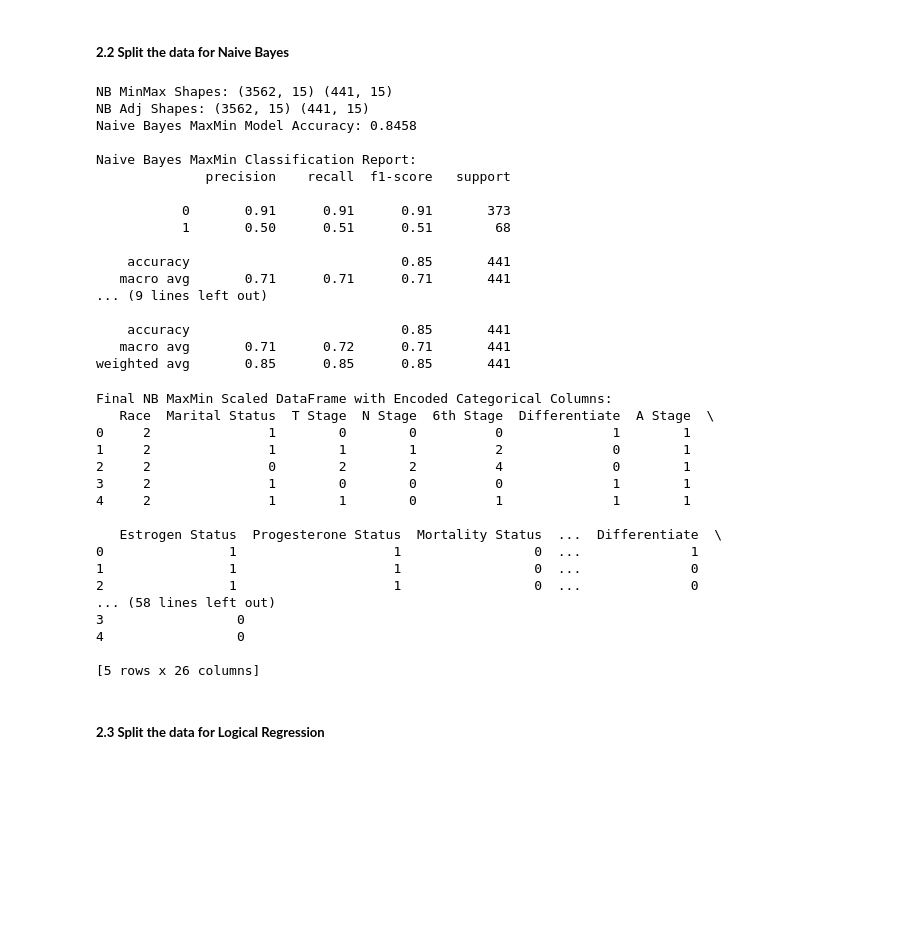
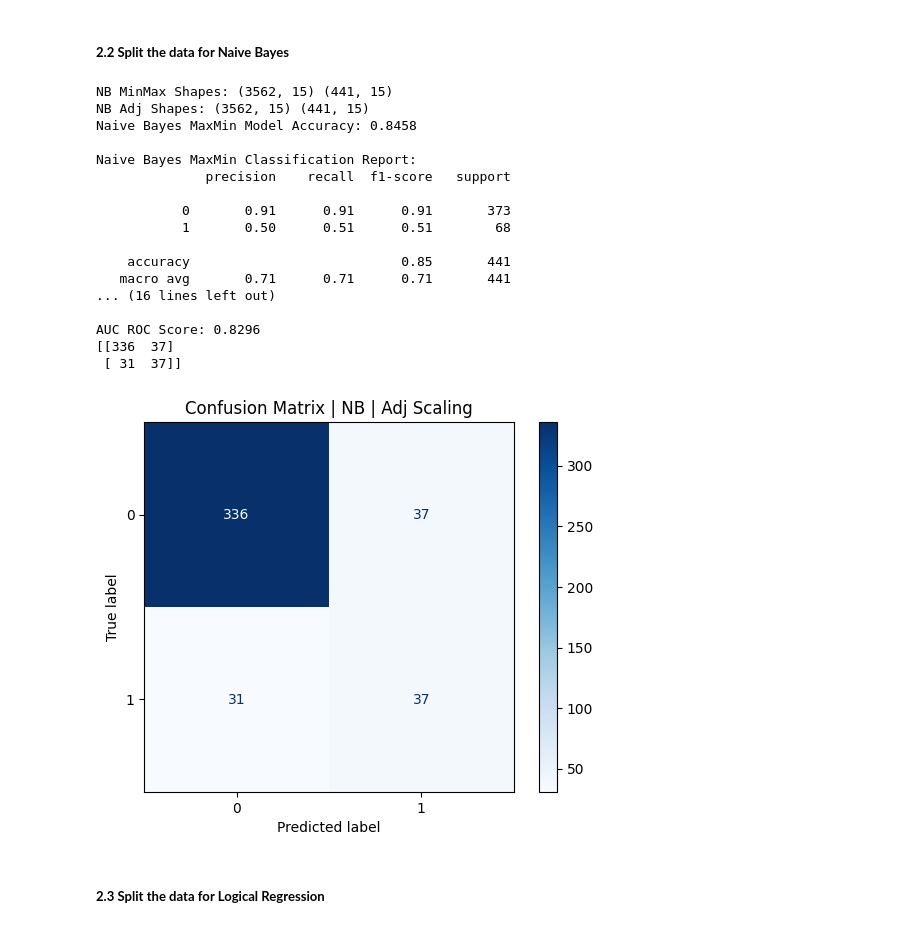
Before and after one commit to donphi/ml-assignment-1, a Jupyter notebook: notebooks/Assignment 1.ipynb, the cells around one changed output. Cells and saved outputs as stored; diff of their text form; code cells hidden in the pictures; blank space fills up the shorter version.

```diff
--- a/notebooks/Assignment 1.ipynb
+++ b/notebooks/Assignment 1.ipynb
@@ -1052,12 +1036,8 @@ Final MaxMin Scaled DataFrame with Encoded Categorical Columns:
 ##### **2.2 Split the data for Naive Bayes**
 # %%
 # Import necessary libraries
-import numpy as np
-import pandas as pd  # Assuming pandas is used for DataFrame operations
-from sklearn.model_selection import train_test_split
-from sklearn.preprocessing import MinMaxScaler, StandardScaler, RobustScaler
 from sklearn.naive_bayes import GaussianNB
-from sklearn.metrics import accuracy_score, classification_report
+
 
 # Assume 'df' is your original DataFrame and 'encoded_df' contains the encoded categorical variables
 # Also assume 'categorical_columns' is a list of your encoded categorical column names (excluding 'Mortality Status')
@@ -1181,6 +1161,10 @@ accuracy_nb_maxmin = accuracy_score(y_test_nb_maxmin, y_pred_nb_maxmin)
 print(f"Naive Bayes MaxMin Model Accuracy: {accuracy_nb_maxmin:.4f}")
 print("\nNaive Bayes MaxMin Classification Report:")
 print(classification_report(y_test_nb_maxmin, y_pred_nb_maxmin))
+probabilities = nb_maxmin.predict_proba(X_test_nb_maxmin)[:, 1]
+auc_roc = roc_auc_score(y_test_nb_maxmin, probabilities)
+print(f"AUC ROC Score: {auc_roc:.4f}")
+print(confusion_matrix(y_test_nb_maxmin, y_pred_nb_maxmin))
 
 #### 5.2 Naive Bayes with Adjusted Scaled Data
 
@@ -1198,6 +1182,10 @@ accuracy_nb_adj = accuracy_score(y_test_nb_adj, y_pred_nb_adj)
 print(f"Naive Bayes Adjusted Model Accuracy: {accuracy_nb_adj:.4f}")
 print("\nNaive Bayes Adjusted Classification Report:")
 print(classification_report(y_test_nb_adj, y_pred_nb_adj))
+probabilities = nb_adj.predict_proba(X_test_nb_adj)[:, 1]
+auc_roc = roc_auc_score(y_test_nb_adj, probabilities)
+print(f"AUC ROC Score: {auc_roc:.4f}")
+print(confusion_matrix(y_test_nb_adj, y_pred_nb_adj))
 # %% [output]
 NB MinMax Shapes: (3562, 15) (441, 15)
 NB Adj Shapes: (3562, 15) (441, 15)
@@ -1211,42 +1199,21 @@ Naive Bayes MaxMin Classification Report:
 
     accuracy                           0.85       441
    macro avg       0.71      0.71      0.71       441
-... (9 lines left out)
+... (16 lines left out)
 
-    accuracy                           0.85       441
-   macro avg       0.71      0.72      0.71       441
-weighted avg       0.85      0.85      0.85       441
+AUC ROC Score: 0.8296
+[[336  37]
+ [ 31  37]]
-# %%
-# Consolidate for MinMax scaled data from encoded_df
-maxmin_nb_df = pd.concat([encoded_df[categorical_columns], maxmin_nb_df], axis=1)
-
-# Consolidate for Adjusted scaled data
-adj_nb_df = pd.concat([encoded_df[categorical_columns], adj_nb_df], axis=1)
-
-# Check consolidated DataFrames
-print("Final NB MaxMin Scaled DataFrame with Encoded Categorical Columns:")
-print(maxmin_nb_df.head())
-
-print("Final NB Adjusted Scaled DataFrame with Encoded Categorical Columns:")
-print(adj_nb_df.head())
-# %% [output]
-Final NB MaxMin Scaled DataFrame with Encoded Categorical Columns:
-   Race  Marital Status  T Stage  N Stage  6th Stage  Differentiate  A Stage  \
-0     2               1        0        0          0              1        1
-1     2               1        1        1          2              0        1
-2     2               0        2        2          4              0        1
-3     2               1        0        0          0              1        1
-4     2               1        1        0          1              1        1
-
-   Estrogen Status  Progesterone Status  Mortality Status  ...  Differentiate  \
-0                1                    1                 0  ...              1
-1                1                    1                 0  ...              0
-2                1                    1                 0  ...              0
-... (58 lines left out)
-3                 0
-4                 0
-
-[5 rows x 26 columns]
+# %%
+# Plot Confusion Matrix
+matrix = confusion_matrix(y_test_nb_adj, y_pred_nb_adj)
+ConfusionMatrixDisplay(matrix).plot(cmap='Blues')
+plt.title("Confusion Matrix | NB | Adj Scaling")
+
+# Show the plot
+plt.show()
+# %% [output]
+[figure, added]
 # %% [markdown]
 ##### **2.3 Split the data for Logical Regression**
 # %%
```
Also changed, not shown: parts of 42 cells of this notebook, 10 other files.
